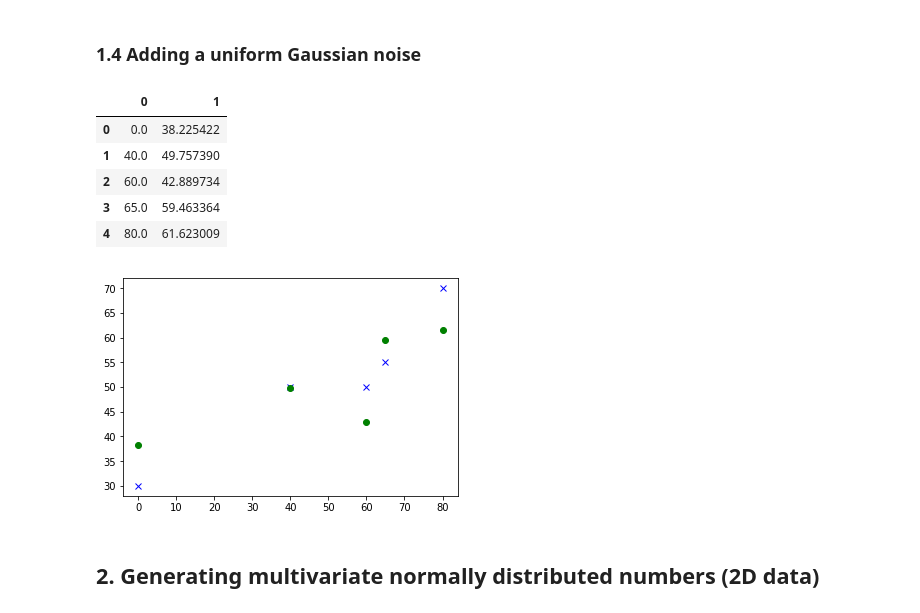
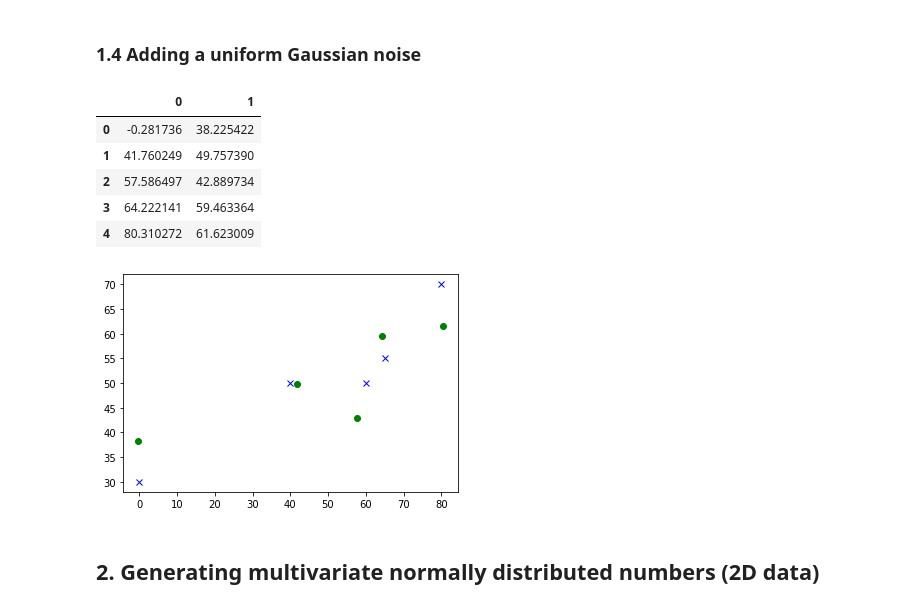
Before and after one commit to AltahhanAi/Data_Science, a Jupyter notebook: docs/content/unit1/exercises/Exercise4_Data_Sampling.ipynb, the cells around one changed output. Cells and saved outputs as stored; diff of their text form; code cells hidden in the pictures.

```diff
--- a/docs/content/unit1/exercises/Exercise4_Data_Sampling.ipynb
+++ b/docs/content/unit1/exercises/Exercise4_Data_Sampling.ipynb
@@ -231,24 +239,24 @@ df
 ### 1.4 Adding a uniform Gaussian noise
 # %%
 data = np.array([0,30, 40,50, 60,50, 65,55, 80,70]).reshape(5,2) #  these points are treated as mus
-noise = np.array([0,4]) # adding noise to y only
-#noise = np.array([1,4]) # adding noise to both x and y
+#noise = np.array([0,4]) # adding noise to y only
+noise = np.array([1,4]) # adding noise to both x and y
 
 noisy_x, noisy_y = np.random.normal(data,noise).T # note that we are adding noise along both x and y axes
 plt.plot(data[:,0], data[:,1],'xb')
 plt.plot(noisy_x, noisy_y ,'og')
 
 data =np.vstack((noisy_x,noisy_y)).T
 df = pd.DataFrame(data)
 df
 # %% [output]
 |  | 0 | 1 |
-| 0 | 0.0 | 38.225422 |
-| 1 | 40.0 | 49.757390 |
-| 2 | 60.0 | 42.889734 |
-| 3 | 65.0 | 59.463364 |
-| 4 | 80.0 | 61.623009 |
+| 0 | -0.281736 | 38.225422 |
+| 1 | 41.760249 | 49.757390 |
+| 2 | 57.586497 | 42.889734 |
+| 3 | 64.222141 | 59.463364 |
+| 4 | 80.310272 | 61.623009 |
-[figure, old version]
+[figure, new version]
 # %% [markdown]
 ## 2. Generating multivariate normally distributed numbers (2D data)
 # %% [markdown]
```
Also changed, not shown: parts of 29 cells of this notebook, 14 other files.
